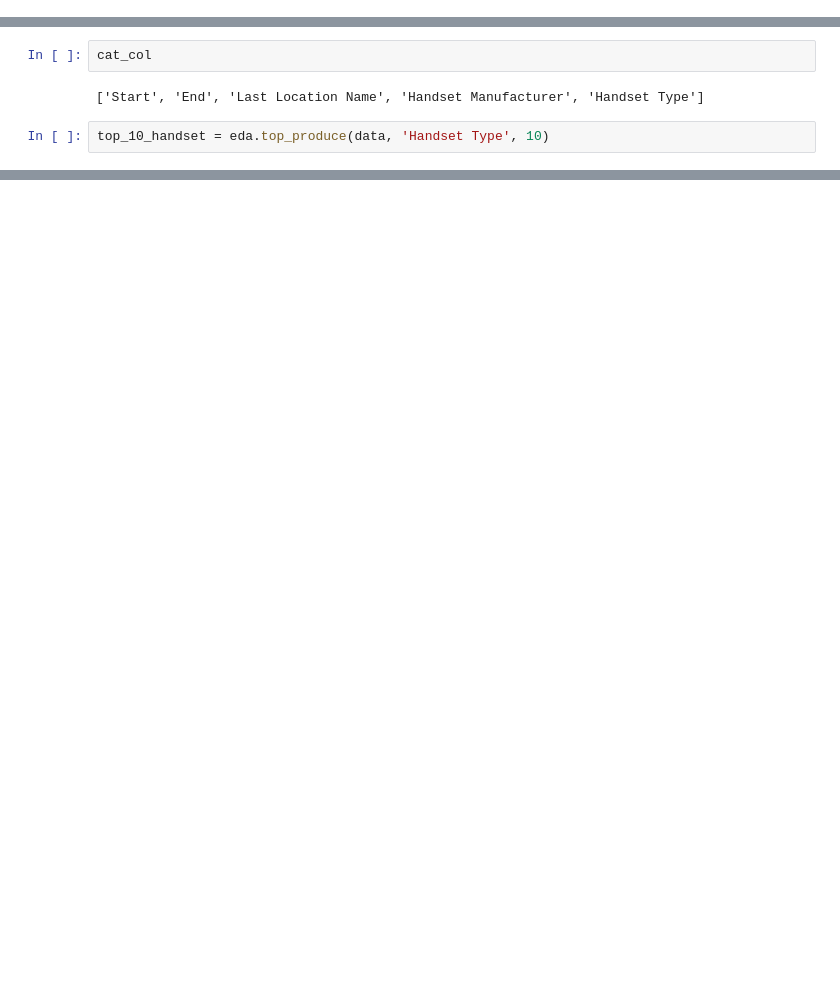
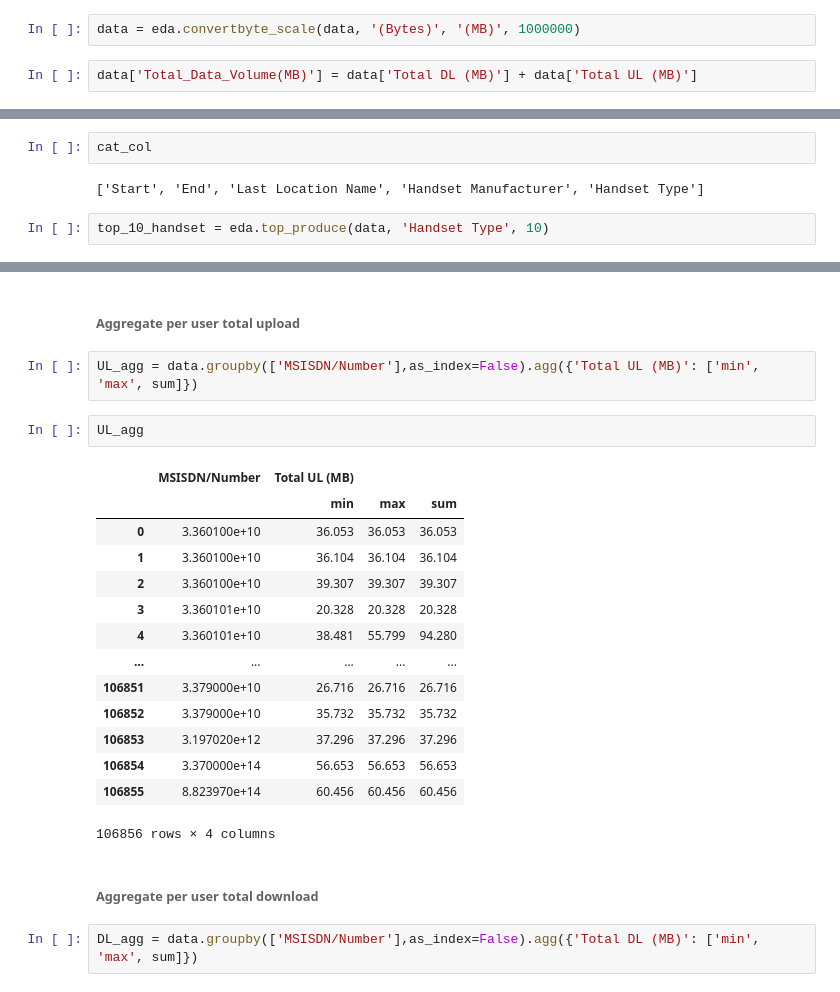
Before and after one commit to Victorolufemi/Tellco_Analysis, a Jupyter notebook: notebook/Task 1.ipynb, the cells around one changed output, grey strips where cells are left out. Cells and saved outputs as stored; diff of their text form; blank space fills up the shorter version.

```diff
--- a/notebook/Task 1.ipynb
+++ b/notebook/Task 1.ipynb
@@ -19,5 +19,9 @@ data.head()
 | 3 | 1.311450e+19 | 4/10/2019 0:31 | 486.0 | 4/25/2019 7:36 | 171.0 | 1321509.0 | 2.082010e+14 | 3.375034e+10 | 3.535660e+13 | ... |
 | 4 | 1.311450e+19 | 4/12/2019 20:10 | 565.0 | 4/25/2019 10:40 | 954.0 | 1089009.0 | 2.082010e+14 | 3.369980e+10 | 3.540700e+13 | ... |
 5 rows × 55 columns
+# %%
+data = eda.convertbyte_scale(data, '(Bytes)', '(MB)', 1000000)
+# %%
+data['Total_Data_Volume(MB)'] = data['Total DL (MB)'] + data['Total UL (MB)']
 # %%
 num_col, cat_col = eda.col_assign(data)
@@ -63,0 +123,25 @@ aggregation
+# %% [markdown]
+######  Aggregate per user total upload
+# %%
+UL_agg = data.groupby(['MSISDN/Number'],as_index=False).agg({'Total UL (MB)': ['min', 'max', sum]})
+# %%
+UL_agg
+# %% [output]
+|  | MSISDN/Number | Total UL (MB) |  |  |
+|  |  | min | max | sum |
+| 0 | 3.360100e+10 | 36.053 | 36.053 | 36.053 |
+| 1 | 3.360100e+10 | 36.104 | 36.104 | 36.104 |
+| 2 | 3.360100e+10 | 39.307 | 39.307 | 39.307 |
+| 3 | 3.360101e+10 | 20.328 | 20.328 | 20.328 |
+| 4 | 3.360101e+10 | 38.481 | 55.799 | 94.280 |
+| ... | ... | ... | ... | ... |
+| 106851 | 3.379000e+10 | 26.716 | 26.716 | 26.716 |
+| 106852 | 3.379000e+10 | 35.732 | 35.732 | 35.732 |
+| 106853 | 3.197020e+12 | 37.296 | 37.296 | 37.296 |
+| 106854 | 3.370000e+14 | 56.653 | 56.653 | 56.653 |
+| 106855 | 8.823970e+14 | 60.456 | 60.456 | 60.456 |
+106856 rows × 4 columns
+# %% [markdown]
+######  Aggregate per user total download
+# %%
+DL_agg = data.groupby(['MSISDN/Number'],as_index=False).agg({'Total DL (MB)': ['min', 'max', sum]})
```
Also changed, not shown: parts of 46 cells of this notebook, 1 other file.
